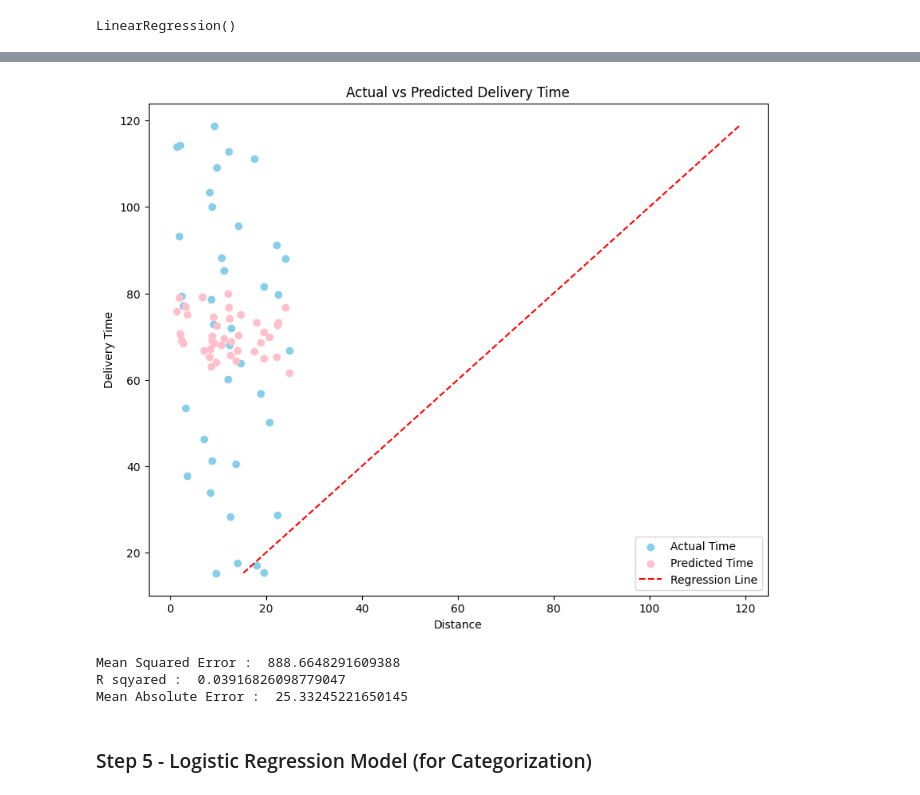
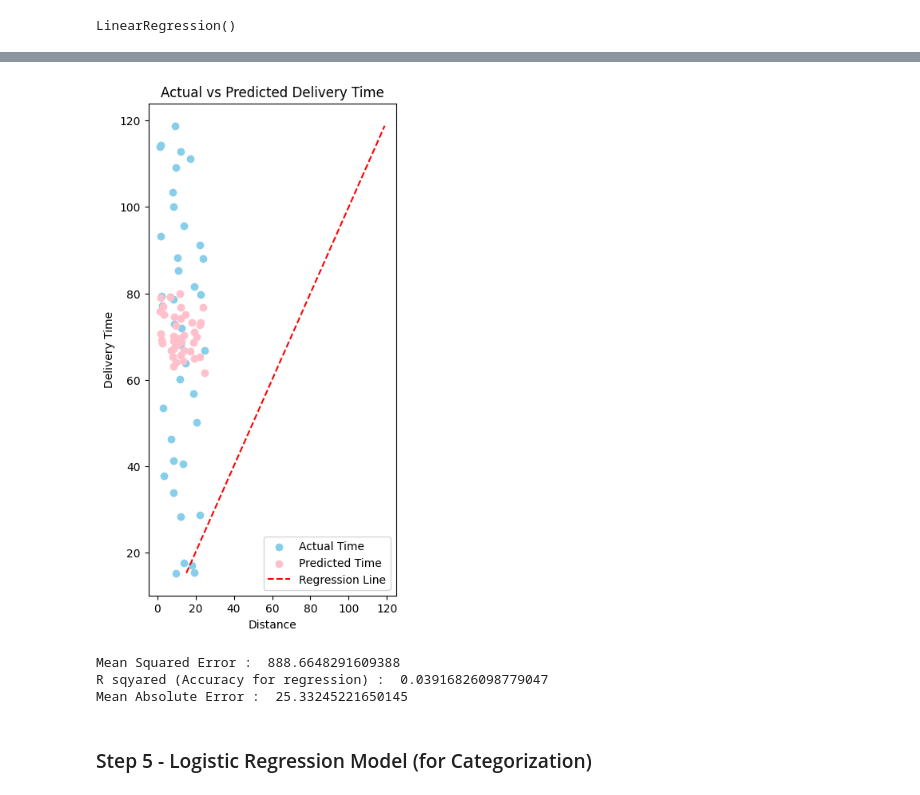
Before and after one commit to princypandya/Food-Delivery-Time-Prediction, a Jupyter notebook: Assignment1.ipynb, the cells around one changed output, grey strips where cells are left out. Saved outputs shown, nothing was run; the diff lists cells and outputs as text; code cells hidden in the pictures.

Commit message:
Logistic Regression completed

```diff
--- a/Assignment1.ipynb
+++ b/Assignment1.ipynb
@@ -597,19 +598,19 @@ d
 | 199 | ORD0200 | (19.360304, 84.132424) | (20.941636, 77.01334) | 9.18 | 2 | 0 | ... |
 200 rows × 21 columns
 # %%
-features=['Calculated_Distance', 'Order_Priority', 'Hour_Type', 'Traffic_Conditions', 'Distance', 'Weather_Conditions', 'Order_Time', 'Vehicle_Type']
-x = d[features]
-y = d['Delivery_Time'].values.reshape(-1,1)
+features1=['Calculated_Distance', 'Order_Priority', 'Hour_Type', 'Traffic_Conditions', 'Distance', 'Weather_Conditions', 'Order_Time', 'Vehicle_Type']
+x1 = d[features1]
+y1 = d['Delivery_Time'].values.reshape(-1,1)
 # %%
-x_train, x_test, y_train, y_test = train_test_split(x, y, test_size=0.2, random_state=42)
+x1_train, x1_test, y1_train, y1_test = train_test_split(x1, y1, test_size=0.2, random_state=42)
 # %%
-model=LinearRegression()
-model.fit(x_train, y_train)
+model1=LinearRegression()
+model1.fit(x1_train, y1_train)
 # %% [output]
 LinearRegression()
 # %%
-y_pred=model.predict(x_test)
-y_pred
+y1_pred=model1.predict(x1_test)
+y1_pred
 # %% [output]
 array([[65.38769861],
        [69.91274107],
@@ -629,28 +630,28 @@ array([[65.38769861],
        [65.38620191],
        [79.20417865]])
 # %%
-plt.figure(figsize=(10,8))
-plt.scatter(x_test['Distance'], y_test, color='skyblue', label='Actual Time')
-plt.scatter(x_test['Distance'], y_pred, color='pink', label='Predicted Time')
-plt.plot([y_test.min(), y_test.max()], [y_test.min(), y_test.max()], 'r--', label='Regression Line')  # Reference line
+plt.figure(figsize=(4,8))
+plt.scatter(x1_test['Distance'], y1_test, color='skyblue', label='Actual Time')
+plt.scatter(x1_test['Distance'], y1_pred, color='pink', label='Predicted Time')
+plt.plot([y1_test.min(), y1_test.max()], [y1_test.min(), y1_test.max()], 'r--', label='Regression Line')  # Reference line
 plt.xlabel('Distance')
 plt.ylabel('Delivery Time')
 plt.legend()
 plt.title('Actual vs Predicted Delivery Time')
 plt.show()
 # %% [output]
-[figure, old version]
+[figure, new version]
 # %%
-mse = mean_squared_error(y_test, y_pred)
-r2_score = model.score(x_test, y_test)
-mae = mean_absolute_error(y_test, y_pred)
+mse = mean_squared_error(y1_test, y1_pred)
+r2_score = model.score(x1_test, y1_test)
+mae = mean_absolute_error(y1_test, y1_pred)
 
 print('Mean Squared Error : ', mse)
 print('R sqyared (Accuracy for regression) : ', r2_score)
 print('Mean Absolute Error : ', mae)
 # %% [output]
 Mean Squared Error :  888.6648291609388
-R sqyared :  0.03916826098779047
+R sqyared (Accuracy for regression) :  0.03916826098779047
 Mean Absolute Error :  25.33245221650145
 # %% [markdown]
 <h3>Step 5 - Logistic Regression Model (for Categorization)</h3>
```
Also changed, not shown: parts of 11 cells of this notebook.
